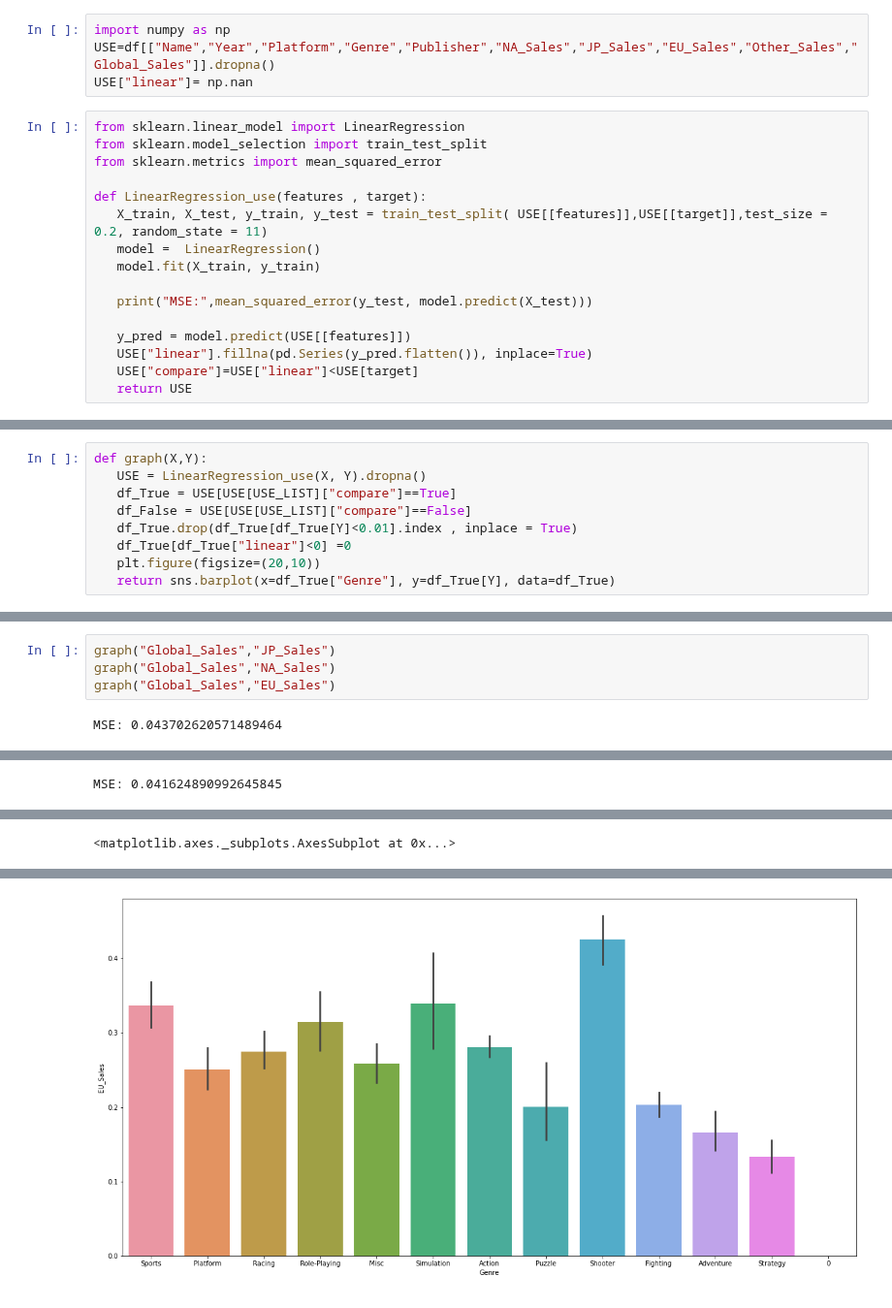
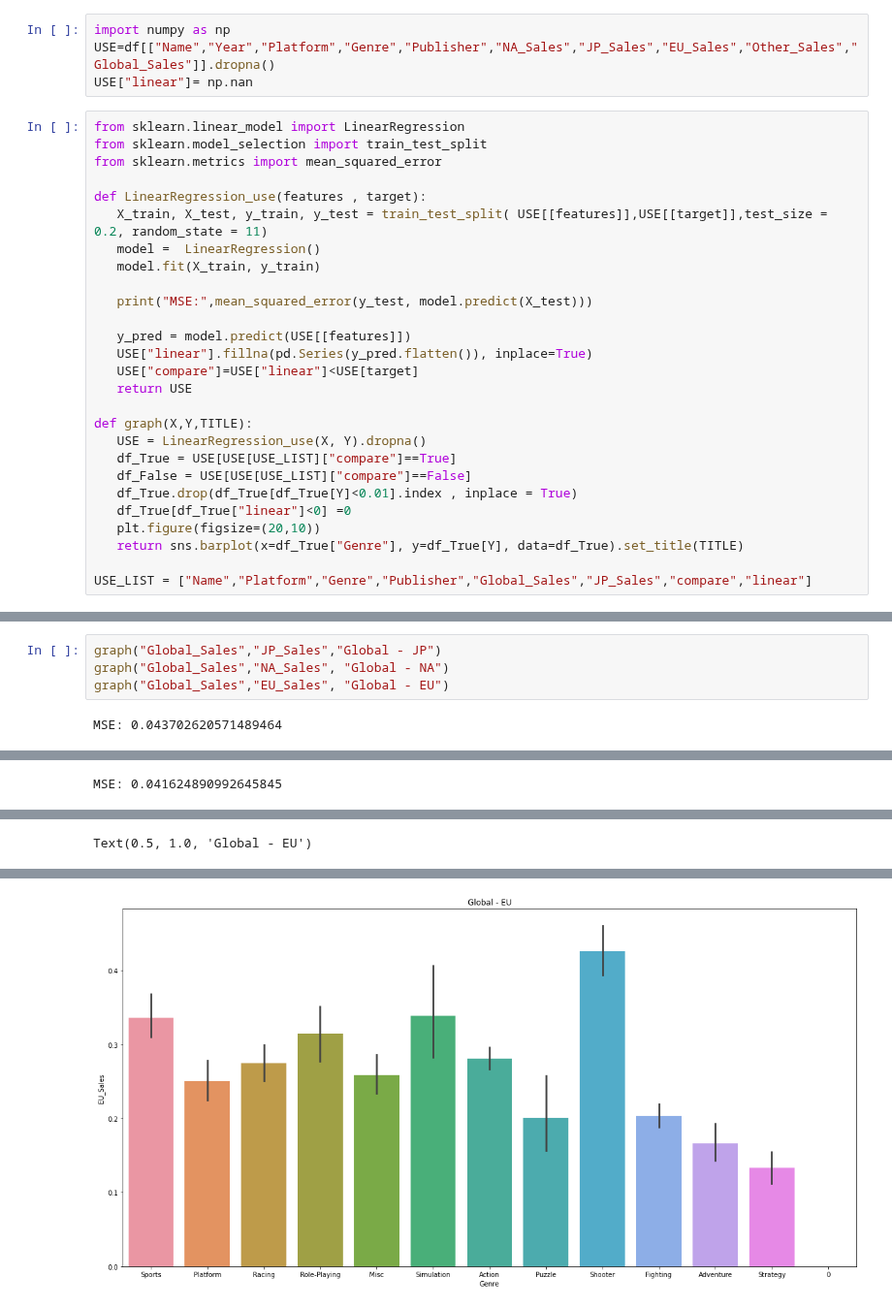
Before and after one commit to Georgia-MAX-holic/Footprints, a Jupyter notebook: PJ/game_sale/New/Game_Sales.ipynb, the cells around one changed output, grey strips where cells are left out. Shown at 97% size. Cells and saved outputs as stored; diff of their text form.

```diff
--- a/PJ/game_sale/New/Game_Sales.ipynb
+++ b/PJ/game_sale/New/Game_Sales.ipynb
@@ -224,3 +248,14 @@ def LinearRegression_use(features , target):
    USE["linear"].fillna(pd.Series(y_pred.flatten()), inplace=True)
    USE["compare"]=USE["linear"]<USE[target]
    return USE
+
+def graph(X,Y,TITLE):
+   USE = LinearRegression_use(X, Y).dropna()
+   df_True = USE[USE[USE_LIST]["compare"]==True]
+   df_False = USE[USE[USE_LIST]["compare"]==False]
+   df_True.drop(df_True[df_True[Y]<0.01].index , inplace = True)
+   df_True[df_True["linear"]<0] =0
+   plt.figure(figsize=(20,10))
+   return sns.barplot(x=df_True["Genre"], y=df_True[Y], data=df_True).set_title(TITLE)
+
+USE_LIST = ["Name","Platform","Genre","Publisher","Global_Sales","JP_Sales","compare","linear"]
@@ -229,9 +261,0 @@ USE_LIST = ["Name","Platform","Genre","Publisher","Global_Sales","JP_Sales","com
-# %%
-def graph(X,Y):
-   USE = LinearRegression_use(X, Y).dropna()
-   df_True = USE[USE[USE_LIST]["compare"]==True]
-   df_False = USE[USE[USE_LIST]["compare"]==False]
-   df_True.drop(df_True[df_True[Y]<0.01].index , inplace = True)
-   df_True[df_True["linear"]<0] =0
-   plt.figure(figsize=(20,10))
-   return sns.barplot(x=df_True["Genre"], y=df_True[Y], data=df_True)
@@ -238,7 +264,7 @@ def graph(X,Y):
 # %%
-graph("Global_Sales","JP_Sales")
-graph("Global_Sales","NA_Sales")
-graph("Global_Sales","EU_Sales")
+graph("Global_Sales","JP_Sales","Global - JP")
+graph("Global_Sales","NA_Sales", "Global - NA")
+graph("Global_Sales","EU_Sales", "Global - EU")
 # %% [output]
 MSE: 0.043702620571489464
 A value is trying to be set on a copy of a slice from a DataFrame
@@ -285,4 +311,4 @@ Try using .loc[row_indexer,col_indexer] = value instead
 
 See the caveats in the documentation: https://pandas.pydata.org/pandas-docs/stable/user_guide/indexing.html#returning-a-view-versus-a-copy
   self._setitem_single_column(loc, value, pi)
-<matplotlib.axes._subplots.AxesSubplot at 0x...>
+Text(0.5, 1.0, 'Global - EU')
@@ -291 +317 @@ See the caveats in the documentation: https://pandas.pydata.org/pandas-docs/stab
-[figure, old version]
+[figure, new version]
```
Also changed, not shown: parts of 63 cells of this notebook.
